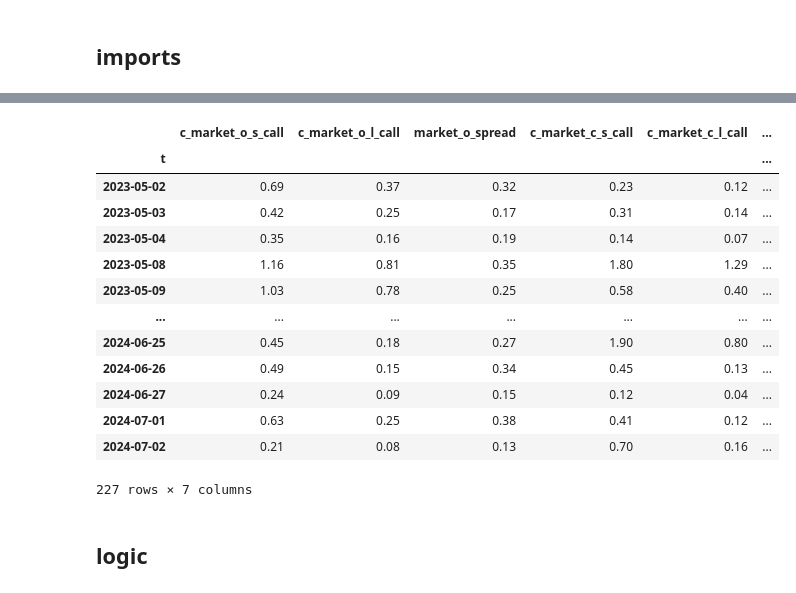
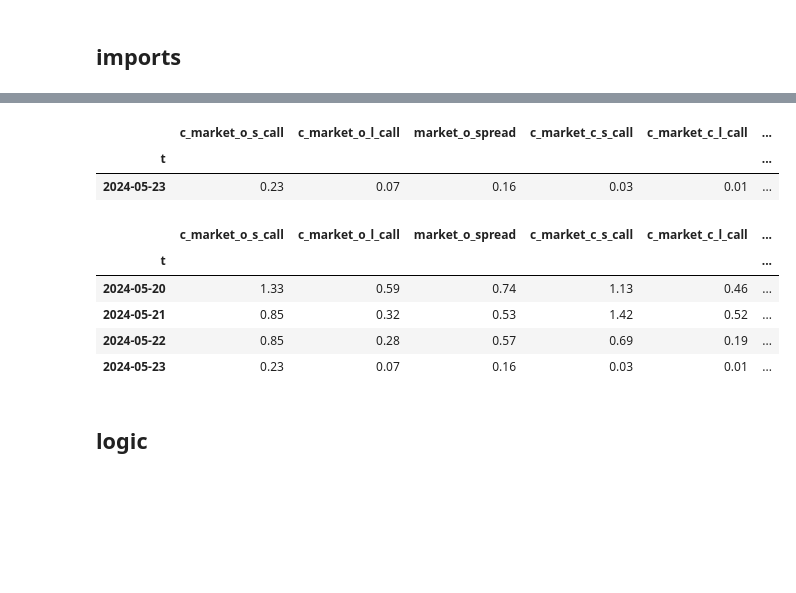
Before and after one commit to sculd/volatility_trading, a Jupyter notebook: sandbox_options.ipynb, the cells around one changed output, grey strips where cells are left out. Saved outputs shown, nothing was run; the diff lists cells and outputs as text; code cells hidden in the pictures; blank space fills up the shorter version.

```diff
--- a/sandbox_options.ipynb
+++ b/sandbox_options.ipynb
@@ -94,19 +129,17 @@ importlib.reload(algo.option_spread)
+# %%
+algo.option_spread.get_df_otm_options_spread("2024-05-23", df_otm_options_history, "call", tolerance_days=5)
+# %% [output]
+|  | c_market_o_s_call | c_market_o_l_call | market_o_spread | c_market_c_s_call | c_market_c_l_call | ... |
+| t |  |  |  |  |  | ... |
+| 2024-05-23 | 0.23 | 0.07 | 0.16 | 0.03 | 0.01 | ... |
+# %%
+algo.option_spread.get_df_otm_options_spread_history(df_daily_expectation, df_options_history, "call", ["2024-05-20", "2024-05-21", "2024-05-22", "2024-05-23"], tolerance_days=5)
+# %% [output]
+|  | c_market_o_s_call | c_market_o_l_call | market_o_spread | c_market_c_s_call | c_market_c_l_call | ... |
+| t |  |  |  |  |  | ... |
+| 2024-05-20 | 1.33 | 0.59 | 0.74 | 1.13 | 0.46 | ... |
+| 2024-05-21 | 0.85 | 0.32 | 0.53 | 1.42 | 0.52 | ... |
+| 2024-05-22 | 0.85 | 0.28 | 0.57 | 0.69 | 0.19 | ... |
+| 2024-05-23 | 0.23 | 0.07 | 0.16 | 0.03 | 0.01 | ... |
 # %%
 df_goog_otm_call_options_spread_history = algo.option_spread.get_df_otm_options_spread_history(df_daily_expectation, df_options_history, "call", trading_dates, tolerance_days=5)
-# %%
-df_goog_otm_call_options_spread_history
-# %% [output]
-|  | c_market_o_s_call | c_market_o_l_call | market_o_spread | c_market_c_s_call | c_market_c_l_call | ... |
-| t |  |  |  |  |  | ... |
-| 2023-05-02 | 0.69 | 0.37 | 0.32 | 0.23 | 0.12 | ... |
-| 2023-05-03 | 0.42 | 0.25 | 0.17 | 0.31 | 0.14 | ... |
-| 2023-05-04 | 0.35 | 0.16 | 0.19 | 0.14 | 0.07 | ... |
-| 2023-05-08 | 1.16 | 0.81 | 0.35 | 1.80 | 1.29 | ... |
-| 2023-05-09 | 1.03 | 0.78 | 0.25 | 0.58 | 0.40 | ... |
-| ... | ... | ... | ... | ... | ... | ... |
-| 2024-06-25 | 0.45 | 0.18 | 0.27 | 1.90 | 0.80 | ... |
-| 2024-06-26 | 0.49 | 0.15 | 0.34 | 0.45 | 0.13 | ... |
-| 2024-06-27 | 0.24 | 0.09 | 0.15 | 0.12 | 0.04 | ... |
-| 2024-07-01 | 0.63 | 0.25 | 0.38 | 0.41 | 0.12 | ... |
-| 2024-07-02 | 0.21 | 0.08 | 0.13 | 0.70 | 0.16 | ... |
-227 rows × 7 columns
```
Also changed, not shown: parts of 17 cells of this notebook, 4 other files.
